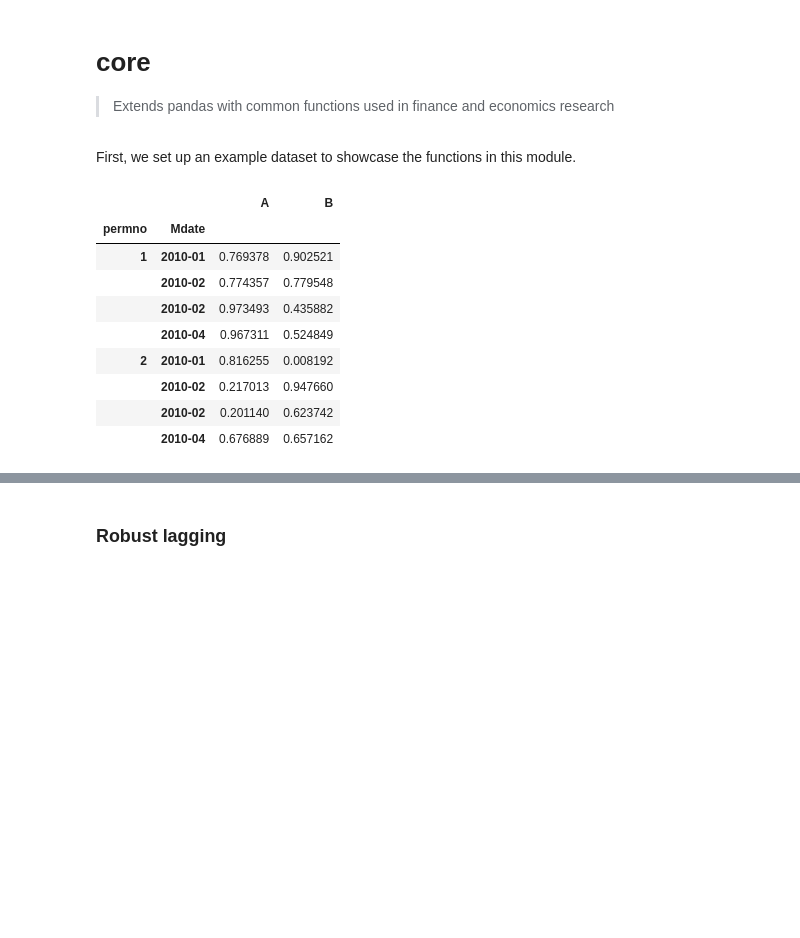
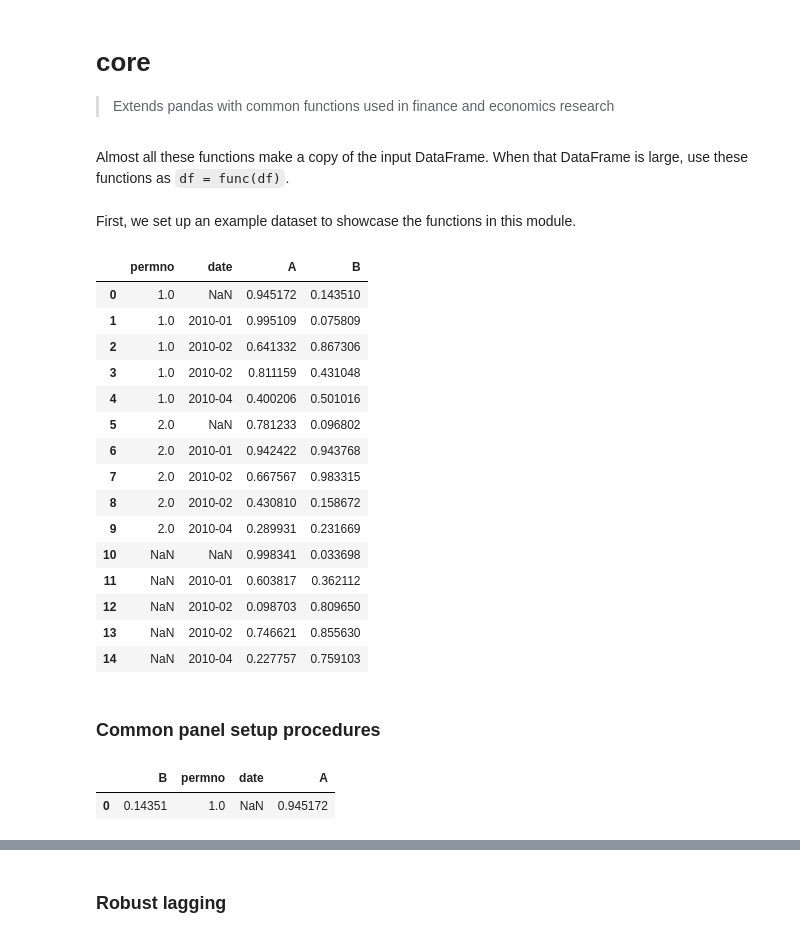
Before and after one commit to ionmihai/pandasmore, a Jupyter notebook: nbs/00_core.ipynb, the cells around one changed output, grey strips where cells are left out. Saved outputs shown, nothing was run; the diff lists cells and outputs as text; code cells hidden in the pictures; blank space fills up the shorter version.

Commit message:
added panel setup functions

```diff
--- a/nbs/00_core.ipynb
+++ b/nbs/00_core.ipynb
@@ -2,6 +2,8 @@
 # core
 
 > Extends pandas with common functions used in finance and economics research
+# %% [markdown]
+Almost all these functions make a copy of the input DataFrame. When that DataFrame is large, use these functions as `df = func(df)`.
 # %%
 #| default_exp core
 # %%
@@ -16,22 +18,29 @@ import numpy as np
 # %% [markdown]
 First, we set up an example dataset to showcase the functions in this module.
 # %%
-df = pd.DataFrame(np.random.rand(8,2),
+raw = pd.DataFrame(np.random.rand(15,2),
                   columns=list('AB'),
                   index=pd.MultiIndex.from_product(
-                      [[1,2],
-                       pd.to_datetime(['2010-01','2010-02','2010-02','2010-04']
-                                      ).to_period('M')],
-                      names=['permno','Mdate']))
-df
+                      [[1,2, np.nan],[np.nan,'2010-01','2010-02','2010-02','2010-04']],
+                      names = ['permno','date'])
+                    ).reset_index()
+raw
 # %% [output]
-|  |  | A | B |
-| permno | Mdate |  |  |
-| 1 | 2010-01 | 0.769378 | 0.902521 |
-|  | 2010-02 | 0.774357 | 0.779548 |
-|  | 2010-02 | 0.973493 | 0.435882 |
-|  | 2010-04 | 0.967311 | 0.524849 |
-| 2 | 2010-01 | 0.816255 | 0.008192 |
-|  | 2010-02 | 0.217013 | 0.947660 |
-|  | 2010-02 | 0.201140 | 0.623742 |
-|  | 2010-04 | 0.676889 | 0.657162 |
+|  | permno | date | A | B |
+| 0 | 1.0 | NaN | 0.945172 | 0.143510 |
+| 1 | 1.0 | 2010-01 | 0.995109 | 0.075809 |
+| 2 | 1.0 | 2010-02 | 0.641332 | 0.867306 |
+| 3 | 1.0 | 2010-02 | 0.811159 | 0.431048 |
+| 4 | 1.0 | 2010-04 | 0.400206 | 0.501016 |
+| 5 | 2.0 | NaN | 0.781233 | 0.096802 |
+| 6 | 2.0 | 2010-01 | 0.942422 | 0.943768 |
+| 7 | 2.0 | 2010-02 | 0.667567 | 0.983315 |
+| 8 | 2.0 | 2010-02 | 0.430810 | 0.158672 |
+| 9 | 2.0 | 2010-04 | 0.289931 | 0.231669 |
+| 10 | NaN | NaN | 0.998341 | 0.033698 |
+| 11 | NaN | 2010-01 | 0.603817 | 0.362112 |
+| 12 | NaN | 2010-02 | 0.098703 | 0.809650 |
+| 13 | NaN | 2010-02 | 0.746621 | 0.855630 |
+| 14 | NaN | 2010-04 | 0.227757 | 0.759103 |
+# %% [markdown]
+### Common panel setup procedures
@@ -37,0 +53,5 @@ df
+# %%
+order_columns(raw.head(1), ['B'])
+# %% [output]
+|  | B | permno | date | A |
+| 0 | 0.14351 | 1.0 | NaN | 0.945172 |
```
Also changed, not shown: parts of 17 cells of this notebook, 2 other files.
